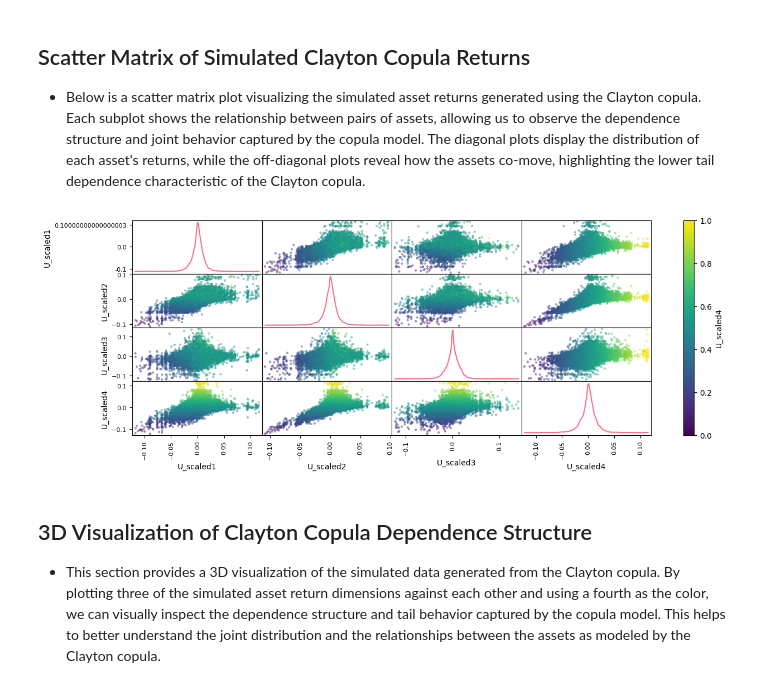
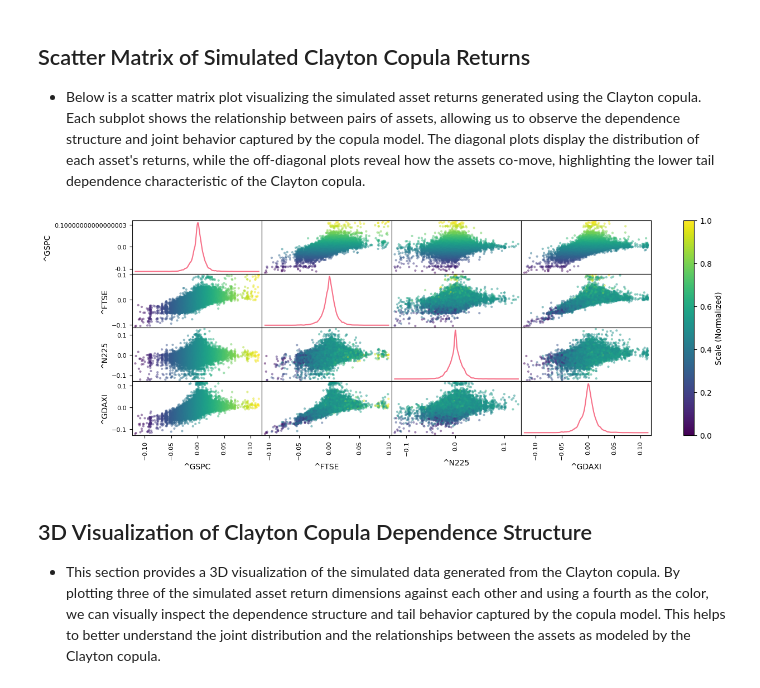
Before and after one commit to EM51641/Copulas-and-Risk-Management-, a Jupyter notebook: examples/clayton.ipynb, the cells around one changed output. Drawn from its saved outputs; the diff is of its cells as text; code cells hidden in the pictures.

```diff
--- a/examples/clayton.ipynb
+++ b/examples/clayton.ipynb
@@ -181,23 +181,22 @@ Shape of U: (6898, 4)
 # %%
 import pandas as pd
 import matplotlib.pyplot as plt
 
 df = pd.DataFrame(U_scaled)
-df.columns = ["U_scaled1", "U_scaled2", "U_scaled3", "U_scaled4"]
+df.columns = ["^GSPC", "^FTSE", "^N225", "^GDAXI"]
 
-# Use U4 as the color variable
-colors = df["U_scaled4"]
+colors = df["^GSPC"].values
 
 # Create the scatter matrix with colors
 pd.plotting.scatter_matrix(df, alpha=0.5, figsize=(15, 5), diagonal='kde', c=colors, cmap='viridis')
 
 # Add a colorbar to show the mapping of color to U4
 cbar = plt.colorbar(plt.cm.ScalarMappable(cmap='viridis'), ax=plt.gcf().axes)
-cbar.set_label('U_scaled4')
+cbar.set_label('Scale (Normalized)')
 
 plt.show()
 # %% [output]
-[figure, old version]
+[figure, new version]
 # %% [markdown]
 ## 3D Visualization of Clayton Copula Dependence Structure
 - This section provides a 3D visualization of the simulated data generated from the Clayton copula. By plotting three of the simulated asset return dimensions against each other and using a fourth as the color, we can visually inspect the dependence structure and tail behavior captured by the copula model. This helps to better understand the joint distribution and the relationships between the assets as modeled by the Clayton copula.
```
Also changed, not shown: parts of 4 cells of this notebook, 3 other files.
